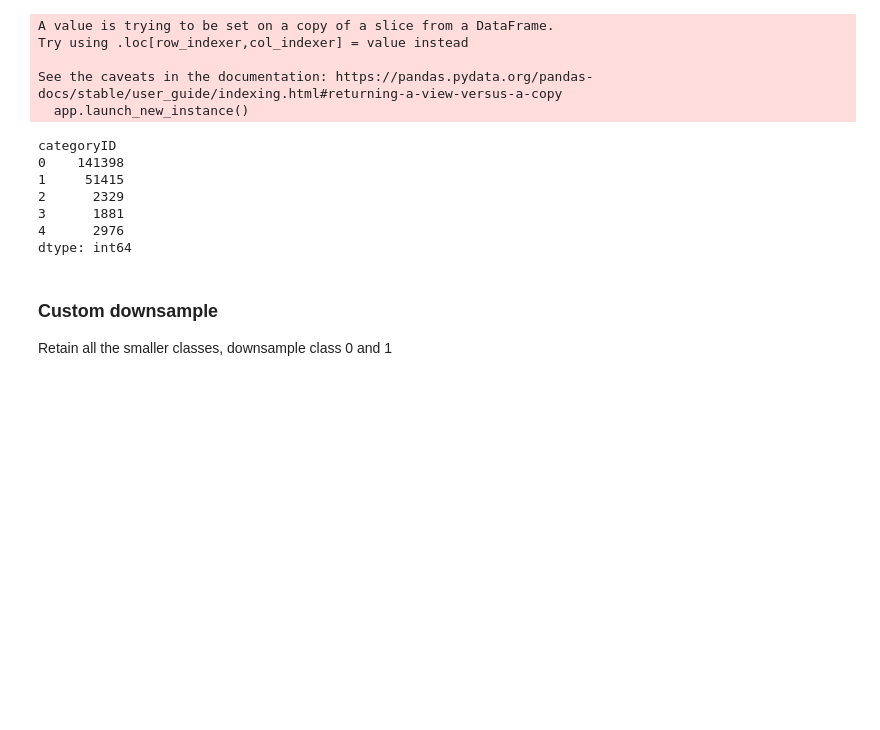
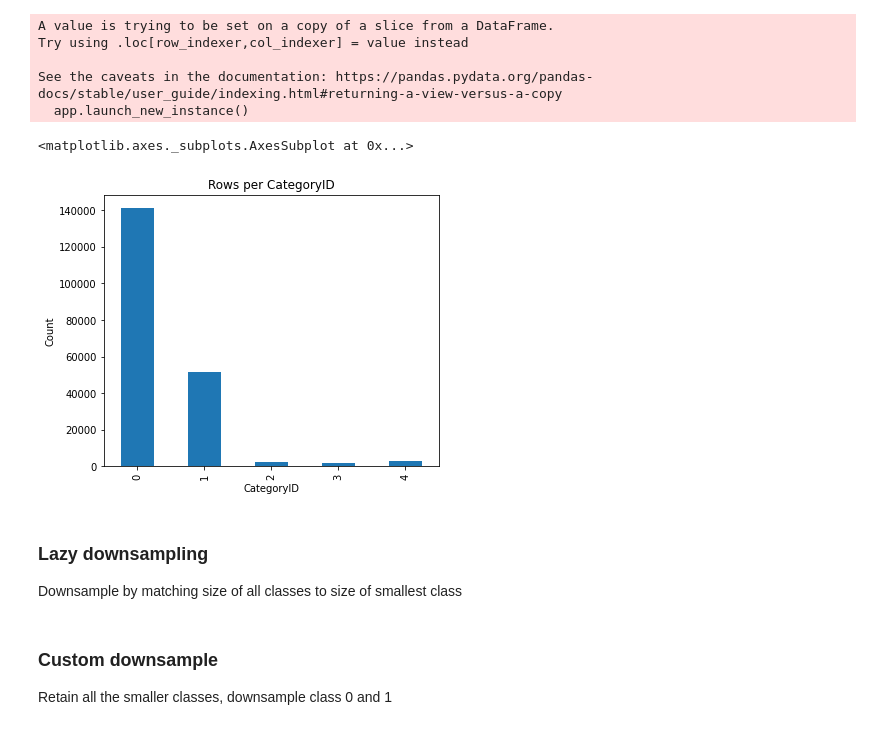
Before and after one commit to josh-kennedy-7/cmu_msba_2022_ml_applications_2, a Jupyter notebook: Jamie_Dec10_FlexibleBERT.ipynb, the cells around one changed output. Saved outputs shown, nothing was run; the diff lists cells and outputs as text; code cells hidden in the pictures; blank space fills up the shorter version.

```diff
--- a/Jamie_Dec10_FlexibleBERT.ipynb
+++ b/Jamie_Dec10_FlexibleBERT.ipynb
@@ -151,13 +147,15 @@ Try using .loc[row_indexer,col_indexer] = value instead
 
 See the caveats in the documentation: https://pandas.pydata.org/pandas-docs/stable/user_guide/indexing.html#returning-a-view-versus-a-copy
   app.launch_new_instance()
-# %%
-df_train.groupby(['categoryID']).size()
-# %% [output]
-categoryID
-0    141398
-1     51415
-2      2329
-3      1881
-4      2976
-dtype: int64
+# %%
+plot = df_train.groupby(['categoryID'])['reviewHash'].count()
+# %%
+plot.plot(kind='bar', title='Rows per CategoryID', ylabel='Count',
+          xlabel='CategoryID', figsize=(6, 5))
+# %% [output]
+<matplotlib.axes._subplots.AxesSubplot at 0x...>
+[figure, added]
+# %% [markdown]
+### Lazy downsampling
+
+Downsample by matching size of all classes to size of smallest class
```
Also changed, not shown: parts of 19 cells of this notebook.
